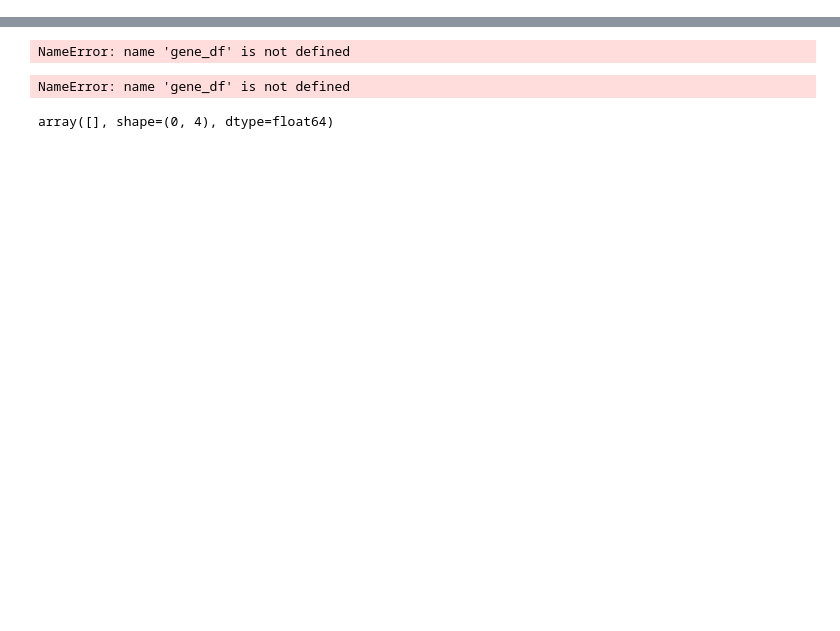
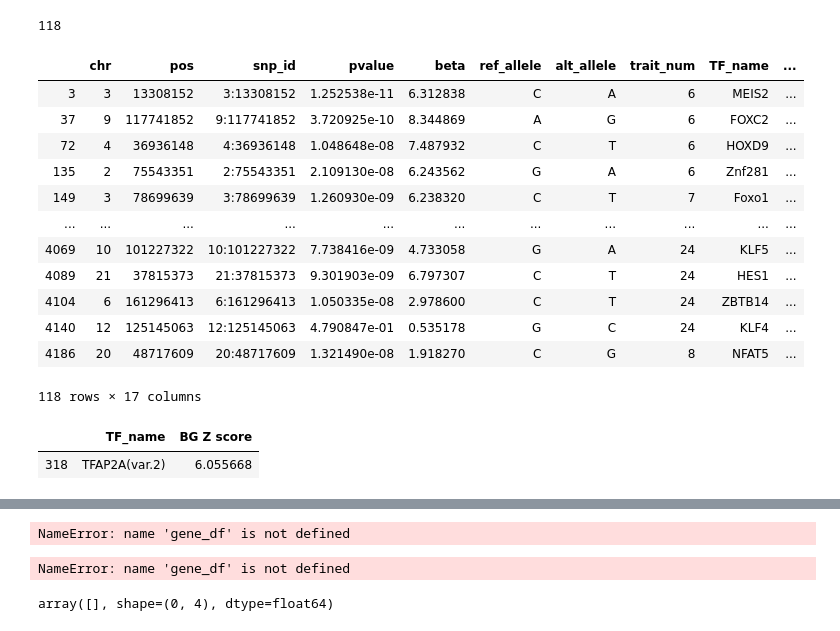
Before and after one commit to TishkoffLab/TF_Binding_scores, a Jupyter notebook: python_notebooks/TF_PosWeightMatrix_analysis.ipynb, the cells around one changed output, grey strips where cells are left out. Drawn from its saved outputs; the diff is of its cells as text; code cells hidden in the pictures; blank space fills up the shorter version.

```diff
--- a/python_notebooks/TF_PosWeightMatrix_analysis.ipynb
+++ b/python_notebooks/TF_PosWeightMatrix_analysis.ipynb
@@ -509,0 +691,3 @@ get_scoredict_entry(test_seqlist[0][0],curr_matrix,bg_z_df,bgfreqs,'TEF',0.01)
+# %%
+# test_finaloutput_df = read_csv('/local3/jake/TF_binding/testing/final_PWM.alltraits.allsnps.withPBinding100reps.output',delimiter='\t')
+test_finaloutput_df = read_csv('/local3/jake/TF_binding/testing/final_PWM.alltraits.allsnps.withPBinding100reps.output',delimiter='\t')
@@ -509,0 +719,25 @@ get_scoredict_entry(test_seqlist[0][0],curr_matrix,bg_z_df,bgfreqs,'TEF',0.01)
+# %%
+count
+# %% [output]
+118
+# %%
+test_finaloutput_df.loc[test_finaloutput_df['P binding (REF)'] > 1]
+# %% [output]
+|  | chr | pos | snp_id | pvalue | beta | ref_allele | alt_allele | trait_num | TF_name | ... |
+| 3 | 3 | 13308152 | 3:13308152 | 1.252538e-11 | 6.312838 | C | A | 6 | MEIS2 | ... |
+| 37 | 9 | 117741852 | 9:117741852 | 3.720925e-10 | 8.344869 | A | G | 6 | FOXC2 | ... |
+| 72 | 4 | 36936148 | 4:36936148 | 1.048648e-08 | 7.487932 | C | T | 6 | HOXD9 | ... |
+| 135 | 2 | 75543351 | 2:75543351 | 2.109130e-08 | 6.243562 | G | A | 6 | Znf281 | ... |
+| 149 | 3 | 78699639 | 3:78699639 | 1.260930e-09 | 6.238320 | C | T | 7 | Foxo1 | ... |
+| ... | ... | ... | ... | ... | ... | ... | ... | ... | ... | ... |
+| 4069 | 10 | 101227322 | 10:101227322 | 7.738416e-09 | 4.733058 | G | A | 24 | KLF5 | ... |
+| 4089 | 21 | 37815373 | 21:37815373 | 9.301903e-09 | 6.797307 | C | T | 24 | HES1 | ... |
+| 4104 | 6 | 161296413 | 6:161296413 | 1.050335e-08 | 2.978600 | C | T | 24 | ZBTB14 | ... |
+| 4140 | 12 | 125145063 | 12:125145063 | 4.790847e-01 | 0.535178 | G | C | 24 | KLF4 | ... |
+| 4186 | 20 | 48717609 | 20:48717609 | 1.321490e-08 | 1.918270 | C | G | 8 | NFAT5 | ... |
+118 rows × 17 columns
+# %%
+bg_z_df.loc[bg_z_df['TF_name'] == 'TFAP2A(var.2)']
+# %% [output]
+|  | TF_name | BG Z score |
+| 318 | TFAP2A(var.2) | 6.055668 |
```
Also changed, not shown: parts of 27 cells of this notebook, 2 other files.
